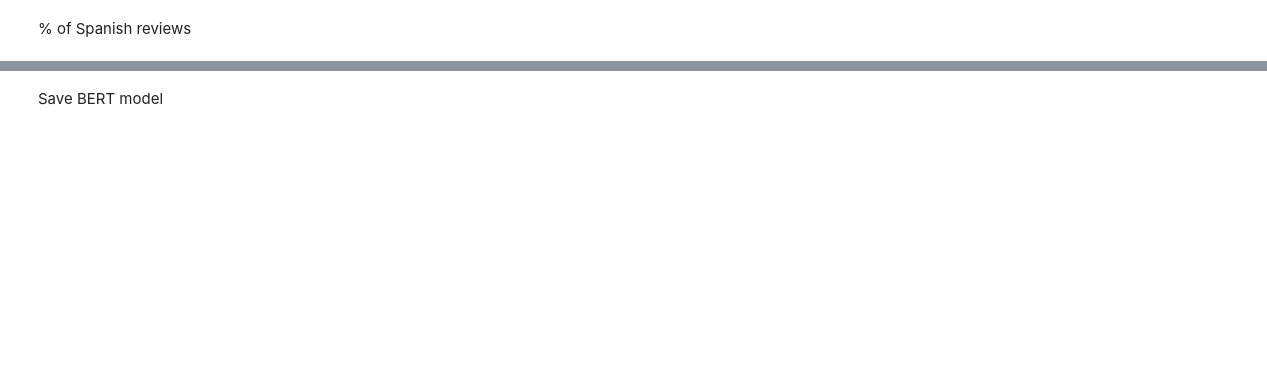
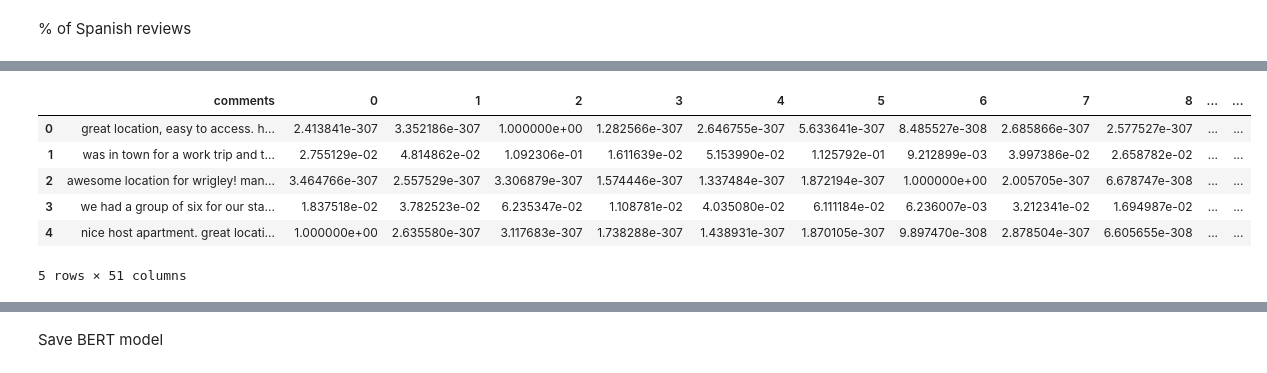
Before and after one commit to RyanChenJung/Airbnb-Renting-Optimizer, a Jupyter notebook: notebooks/nyssa/clean_reviews.ipynb, the cells around one changed output, grey strips where cells are left out. Drawn from its saved outputs; the diff is of its cells as text; code cells hidden in the pictures; blank space fills up the shorter version.

Commit message:
update cleaning notebook

```diff
--- a/notebooks/nyssa/clean_reviews.ipynb
+++ b/notebooks/nyssa/clean_reviews.ipynb
@@ -114,0 +286,3 @@ KeyboardInterrupt:
+# %%
+# fit bert again but with reduced # of topics
+topics, probs = topic_model.fit_transform(reviews_subset_clean.tolist())
@@ -114,0 +346,24 @@ KeyboardInterrupt:
+# %%
+# document embeddings used by BERTopic
+doc_embeddings = topic_model._extract_embeddings(reviews_subset_clean_temp.tolist())
+
+# topic embeddings
+topic_embeddings = topic_model.topic_embeddings_
+
+# normalize
+doc_embeddings = doc_embeddings / (np.linalg.norm(doc_embeddings, axis=1, keepdims=True) + 1e-12)
+topic_embeddings = topic_embeddings / (np.linalg.norm(topic_embeddings, axis=1, keepdims=True) + 1e-12)
+
+# cosine similarity
+similarities = cosine_similarity(doc_embeddings, topic_embeddings)
+# %%
+global_mean = doc_embeddings.mean(axis=0)
+global_mean = global_mean / (np.linalg.norm(global_mean) + 1e-12)
+
+doc_db = doc_embeddings - global_mean
+doc_db = doc_db / (np.linalg.norm(doc_db, axis=1, keepdims=True) + 1e-12)
+
+topic_db = topic_embeddings - global_mean
+topic_db = topic_db / (np.linalg.norm(topic_db, axis=1, keepdims=True) + 1e-12)
+
+similarities = cosine_similarity(doc_db, topic_db)
@@ -114,0 +380,11 @@ KeyboardInterrupt:
+# %%
+topic_sim_df = pd.DataFrame(
+    similarities,
+    columns=[f"topic_{i}" for i in range(similarities.shape[1])]
+)
+
+review_topic_prob_sim = pd.concat(
+    [review_topic_prob.reset_index(drop=True),
+     topic_sim_df],
+    axis=1
+)
@@ -114,0 +398,10 @@ KeyboardInterrupt:
+# %%
+review_topic_prob_sim.head()
+# %% [output]
+|  | comments | 0 | 1 | 2 | 3 | 4 | 5 | 6 | 7 | 8 | ... | ... |
+| 0 | great location, easy to access. h... | 2.413841e-307 | 3.352186e-307 | 1.000000e+00 | 1.282566e-307 | 2.646755e-307 | 5.633641e-307 | 8.485527e-308 | 2.685866e-307 | 2.577527e-307 | ... | ... |
+| 1 | was in town for a work trip and t... | 2.755129e-02 | 4.814862e-02 | 1.092306e-01 | 1.611639e-02 | 5.153990e-02 | 1.125792e-01 | 9.212899e-03 | 3.997386e-02 | 2.658782e-02 | ... | ... |
+| 2 | awesome location for wrigley! man... | 3.464766e-307 | 2.557529e-307 | 3.306879e-307 | 1.574446e-307 | 1.337484e-307 | 1.872194e-307 | 1.000000e+00 | 2.005705e-307 | 6.678747e-308 | ... | ... |
+| 3 | we had a group of six for our sta... | 1.837518e-02 | 3.782523e-02 | 6.235347e-02 | 1.108781e-02 | 4.035080e-02 | 6.111184e-02 | 6.236007e-03 | 3.212341e-02 | 1.694987e-02 | ... | ... |
+| 4 | nice host apartment. great locati... | 1.000000e+00 | 2.635580e-307 | 3.117683e-307 | 1.738288e-307 | 1.438931e-307 | 1.870105e-307 | 9.897470e-308 | 2.878504e-307 | 6.605655e-308 | ... | ... |
+5 rows × 51 columns
```
Also changed, not shown: parts of 48 cells of this notebook.
